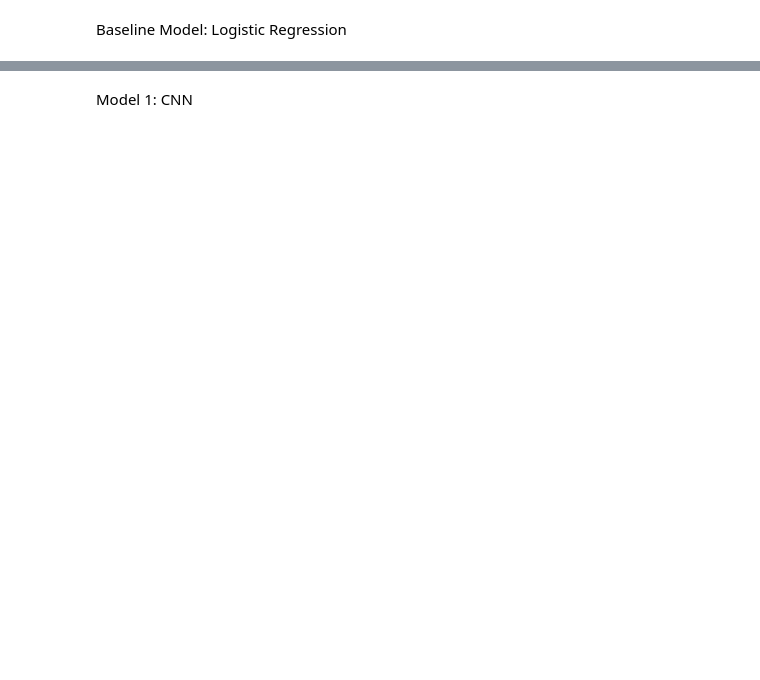
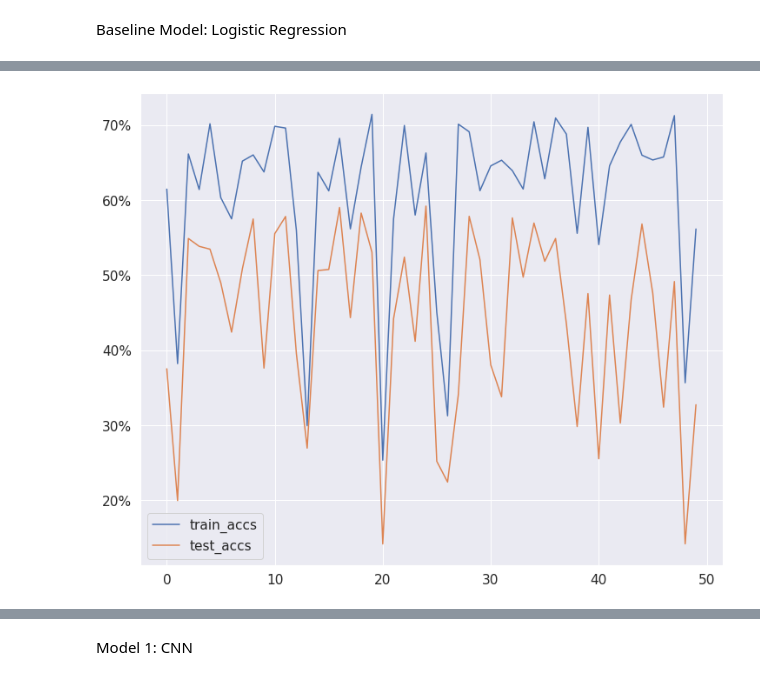
Before and after one commit to jblehr/land-cover-prediction, a Jupyter notebook: scripts/final_model_comparison.ipynb, the cells around one changed output, grey strips where cells are left out. Cells and saved outputs as stored; diff of their text form; code cells hidden in the pictures; blank space fills up the shorter version.

```diff
--- a/scripts/final_model_comparison.ipynb
+++ b/scripts/final_model_comparison.ipynb
@@ -3,0 +16,22 @@ import matplotlib
+# %%
+plt.rcParams["figure.figsize"] = (12,10)
+sns.set(font_scale = 1.4)
+
+def plot_confusion(confusion):
+
+    ax = sns.heatmap(
+        confusion,
+        annot=True,
+        fmt = '.1f',
+        square=1,
+        linewidth=1,
+        vmin=0.0,
+        vmax=100.0,
+        xticklabels=['imperv', 'agri', 'forest', 'wetland', 'soil', 'water', 'ice'],
+        yticklabels=['imperv', 'agri', 'forest', 'wetland', 'soil', 'water', 'ice']
+    )
+    for t in ax.texts: t.set_text(t.get_text() + " %")
+    ax.invert_xaxis()
+    ax.set_xlabel('Prediction')
+    ax.set_ylabel('Target')
+    plt.yticks(rotation = 0) # Rotates X-Axis Ticks by 45-degrees
@@ -5,0 +86,7 @@ Baseline Model: Logistic Regression
+# %%
+train_report = pd.read_json('../output/models/LReg_8step.json')
+# %%
+ax = train_report.loc[:,['train_accs','test_accs']].plot()
+ax.yaxis.set_major_formatter(mtick.PercentFormatter(xmax=1.0))
+# %% [output]
+[figure, added]
```
Also changed, not shown: parts of 10 cells of this notebook, 2 other files.
